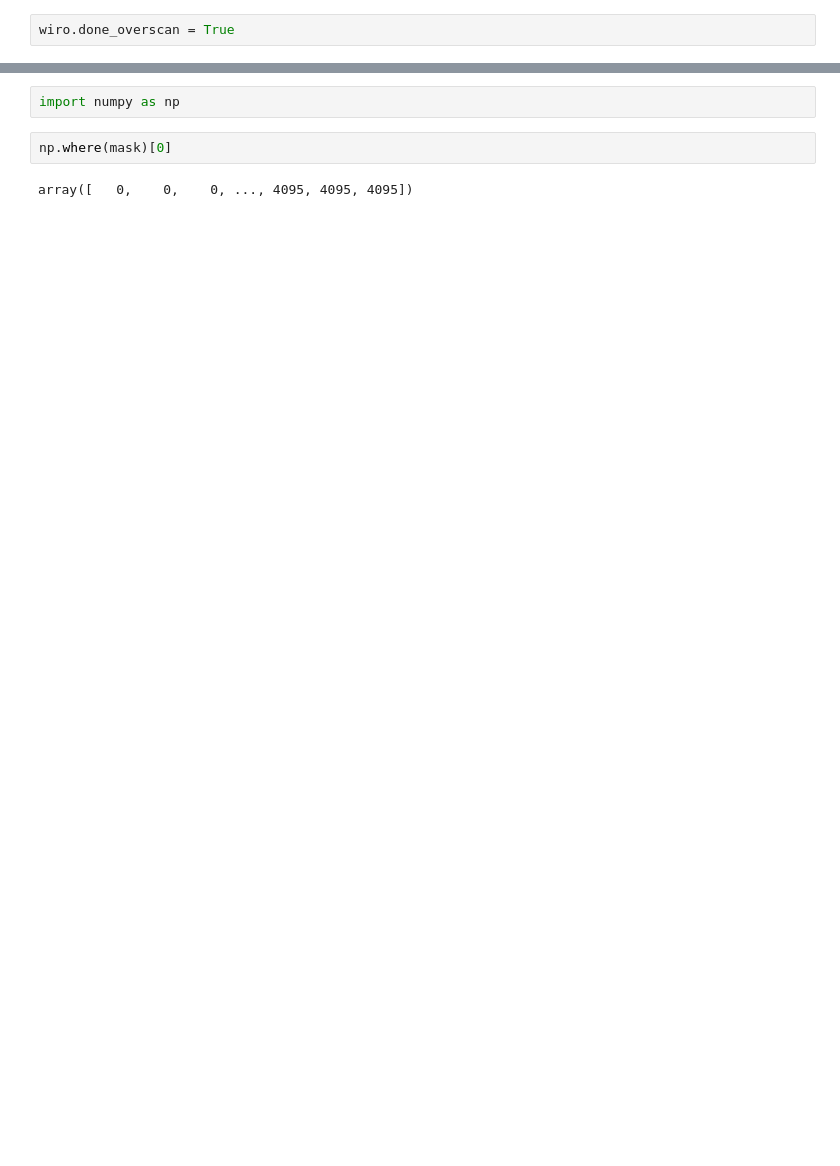
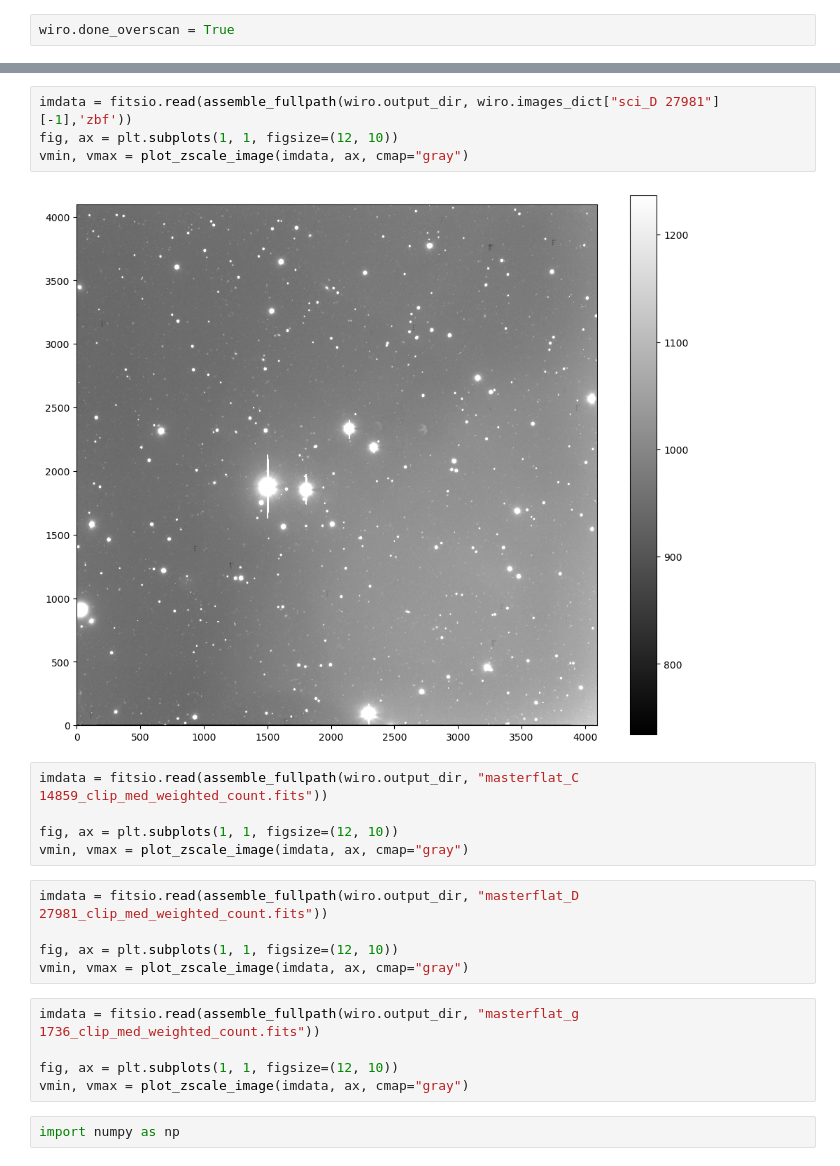
Before and after one commit to Brookluo/WIRO-observation, a Jupyter notebook: notebooks/test_process_class.ipynb, the cells around one changed output, grey strips where cells are left out. Drawn from its saved outputs; the diff is of its cells as text; blank space fills up the shorter version.

```diff
--- a/notebooks/test_process_class.ipynb
+++ b/notebooks/test_process_class.ipynb
@@ -154,6 +144,23 @@ mask = ccd_im.data < 600
+# %%
+imdata = fitsio.read(assemble_fullpath(wiro.output_dir, wiro.images_dict["sci_D 27981"][-1],'zbf'))
+fig, ax = plt.subplots(1, 1, figsize=(12, 10))
+vmin, vmax = plot_zscale_image(imdata, ax, cmap="gray")
+# %% [output]
+[figure, added]
+# %%
+imdata = fitsio.read(assemble_fullpath(wiro.output_dir, "masterflat_C 14859_clip_med_weighted_count.fits"))
+
+fig, ax = plt.subplots(1, 1, figsize=(12, 10))
+vmin, vmax = plot_zscale_image(imdata, ax, cmap="gray")
+# %%
+imdata = fitsio.read(assemble_fullpath(wiro.output_dir, "masterflat_D 27981_clip_med_weighted_count.fits"))
+
+fig, ax = plt.subplots(1, 1, figsize=(12, 10))
+vmin, vmax = plot_zscale_image(imdata, ax, cmap="gray")
+# %%
+imdata = fitsio.read(assemble_fullpath(wiro.output_dir, "masterflat_g 1736_clip_med_weighted_count.fits"))
+
+fig, ax = plt.subplots(1, 1, figsize=(12, 10))
+vmin, vmax = plot_zscale_image(imdata, ax, cmap="gray")
 # %%
 import numpy as np
-# %%
-np.where(mask)[0]
-# %% [output]
-array([   0,    0,    0, ..., 4095, 4095, 4095])
```
Also changed, not shown: parts of 44 cells of this notebook, 9 other files.
